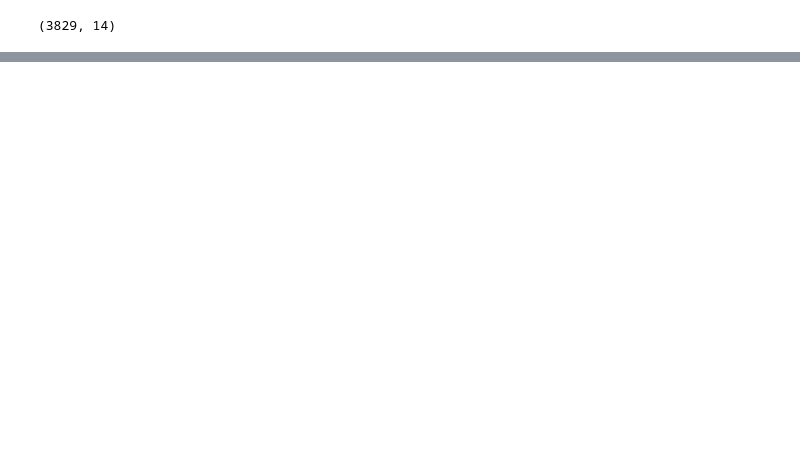
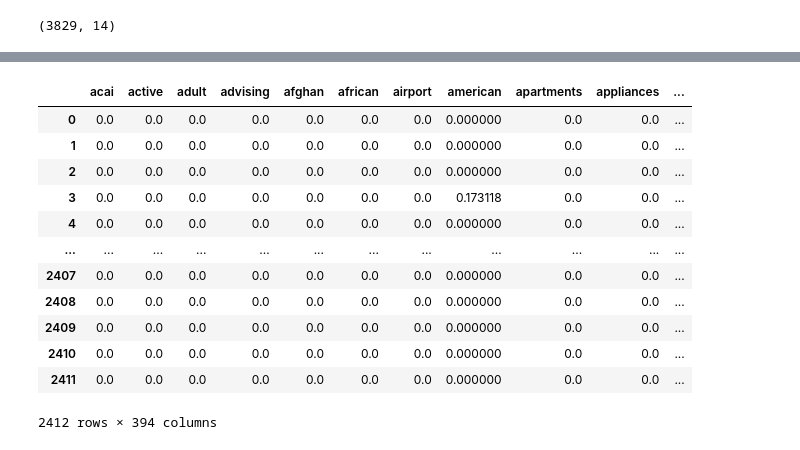
Before and after one commit to poolkit/Hybrid-Restaurant-Recommender, a Jupyter notebook: notebooks/ContentBased_filtering.ipynb, the cells around one changed output, grey strips where cells are left out. Cells and saved outputs as stored; diff of their text form; code cells hidden in the pictures; blank space fills up the shorter version.

```diff
--- a/notebooks/ContentBased_filtering.ipynb
+++ b/notebooks/ContentBased_filtering.ipynb
@@ -159,0 +272,7 @@ q
+# %%
+expanded_attributes = pd.concat([expanded_attributes, pd.get_dummies(expanded_attributes['WiFi'], prefix='Category')], axis=1)
+expanded_attributes = pd.concat([expanded_attributes, pd.get_dummies(expanded_attributes['Alcohol'], prefix='Category')], axis=1)
+expanded_attributes = pd.concat([expanded_attributes, pd.get_dummies(expanded_attributes['RestaurantsAttire'], prefix='Category')], axis=1)
+expanded_attributes = pd.concat([expanded_attributes, pd.get_dummies(expanded_attributes['NoiseLevel'], prefix='Category')], axis=1)
+# %%
+expanded_attributes = expanded_attributes.drop(['BusinessParking','Ambience','GoodForMeal','WiFi','Alcohol','RestaurantsAttire','NoiseLevel'], axis=1, errors='ignore')
@@ -159,0 +288,3 @@ q
+# %%
+business_attributes = business[['business_id','stars','categories']].reset_index(drop=True)
+business_attributes = pd.concat([business_attributes, expanded_attributes], axis=1)
@@ -159,0 +296,20 @@ q
+# %%
+category_vectorizer = TfidfVectorizer()
+category_matrix = category_vectorizer.fit_transform(business_attributes['categories'])
+tfidf_category = pd.DataFrame(category_matrix.toarray(), columns=category_vectorizer.get_feature_names_out())
+# %%
+tfidf_category
+# %% [output]
+|  | acai | active | adult | advising | afghan | african | airport | american | apartments | appliances | ... |
+| 0 | 0.0 | 0.0 | 0.0 | 0.0 | 0.0 | 0.0 | 0.0 | 0.000000 | 0.0 | 0.0 | ... |
+| 1 | 0.0 | 0.0 | 0.0 | 0.0 | 0.0 | 0.0 | 0.0 | 0.000000 | 0.0 | 0.0 | ... |
+| 2 | 0.0 | 0.0 | 0.0 | 0.0 | 0.0 | 0.0 | 0.0 | 0.000000 | 0.0 | 0.0 | ... |
+| 3 | 0.0 | 0.0 | 0.0 | 0.0 | 0.0 | 0.0 | 0.0 | 0.173118 | 0.0 | 0.0 | ... |
+| 4 | 0.0 | 0.0 | 0.0 | 0.0 | 0.0 | 0.0 | 0.0 | 0.000000 | 0.0 | 0.0 | ... |
+| ... | ... | ... | ... | ... | ... | ... | ... | ... | ... | ... | ... |
+| 2407 | 0.0 | 0.0 | 0.0 | 0.0 | 0.0 | 0.0 | 0.0 | 0.000000 | 0.0 | 0.0 | ... |
+| 2408 | 0.0 | 0.0 | 0.0 | 0.0 | 0.0 | 0.0 | 0.0 | 0.000000 | 0.0 | 0.0 | ... |
+| 2409 | 0.0 | 0.0 | 0.0 | 0.0 | 0.0 | 0.0 | 0.0 | 0.000000 | 0.0 | 0.0 | ... |
+| 2410 | 0.0 | 0.0 | 0.0 | 0.0 | 0.0 | 0.0 | 0.0 | 0.000000 | 0.0 | 0.0 | ... |
+| 2411 | 0.0 | 0.0 | 0.0 | 0.0 | 0.0 | 0.0 | 0.0 | 0.000000 | 0.0 | 0.0 | ... |
+2412 rows × 394 columns
```
Also changed, not shown: parts of 51 cells of this notebook, 1 other file.
